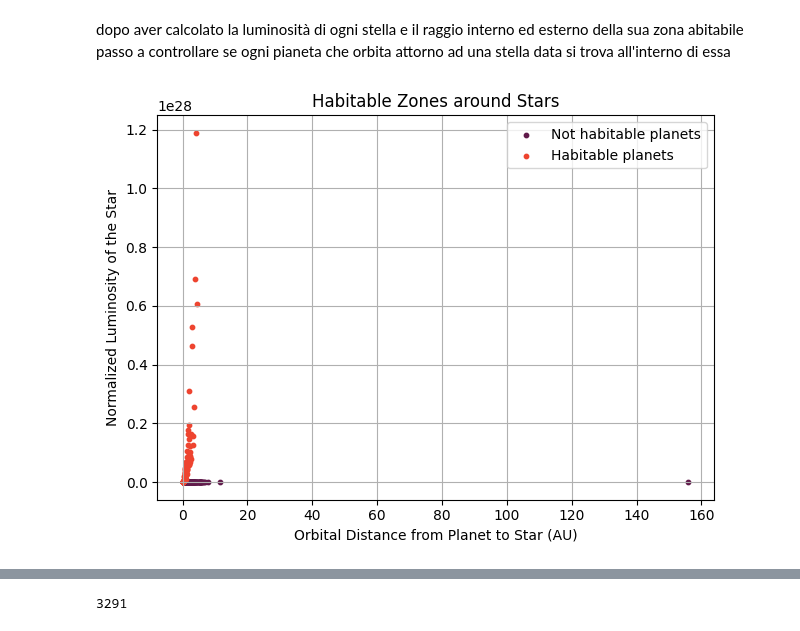
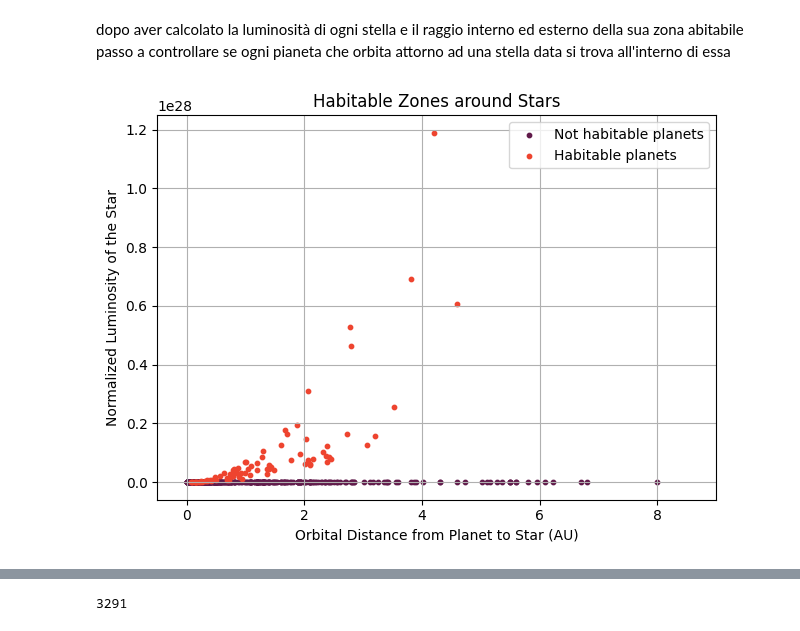
Before and after one commit to mattiaise/scientific-visualization, a Jupyter notebook: notebook.ipynb, the cells around one changed output, grey strips where cells are left out. Saved outputs shown, nothing was run; the diff lists cells and outputs as text; code cells hidden in the pictures.

Commit message:
update scatter plot

```diff
--- a/notebook.ipynb
+++ b/notebook.ipynb
@@ -71,16 +71,19 @@ dopo aver calcolato la luminosità di ogni stella e il raggio interno ed esterno
 # %%
 # planets into the habitable zone
 h_planets = planets[planets['pl_orbsmax'].between(planets['R_int'], planets['R_est'])]
+# planets not into the habitable zone
+nh_planets = planets[~planets['pl_orbsmax'].between(planets['R_int'], planets['R_est'])]
 
-plt.scatter(planets['pl_orbsmax'], planets['st_bright']/sun_bright, color='#601A4A', label='Not habitable planets', s=10)
+plt.scatter(nh_planets['pl_orbsmax'], nh_planets['normalized_bright'], color='#601A4A', label='Not habitable planets', s=10)
 plt.scatter(h_planets['pl_orbsmax'], h_planets['st_bright'], color='#EE442F', label='Habitable planets', s=10)
+plt.xlim(-0.5, 9)
 
 plt.xlabel('Orbital Distance from Planet to Star (AU)')
 plt.ylabel('Normalized Luminosity of the Star')
 plt.title('Habitable Zones around Stars')
 plt.legend()
 plt.grid(True)
 plt.tight_layout()
 plt.show()
 # %% [output]
-[figure, old version]
+[figure, new version]
```
Also changed, not shown: parts of 2 cells of this notebook.
